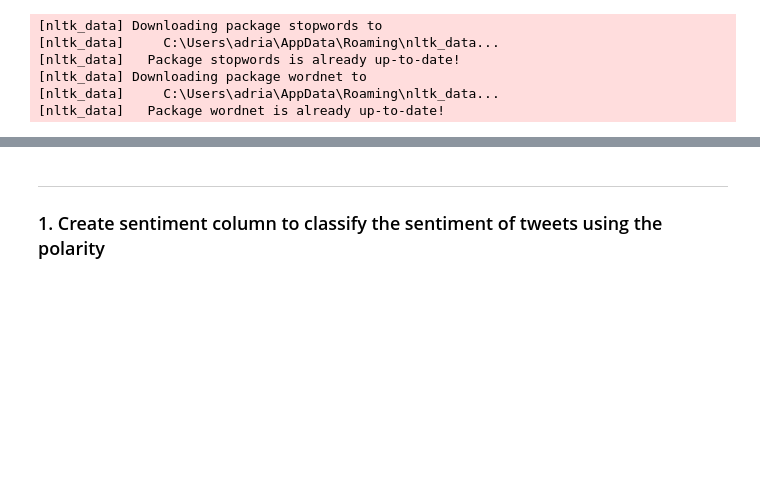
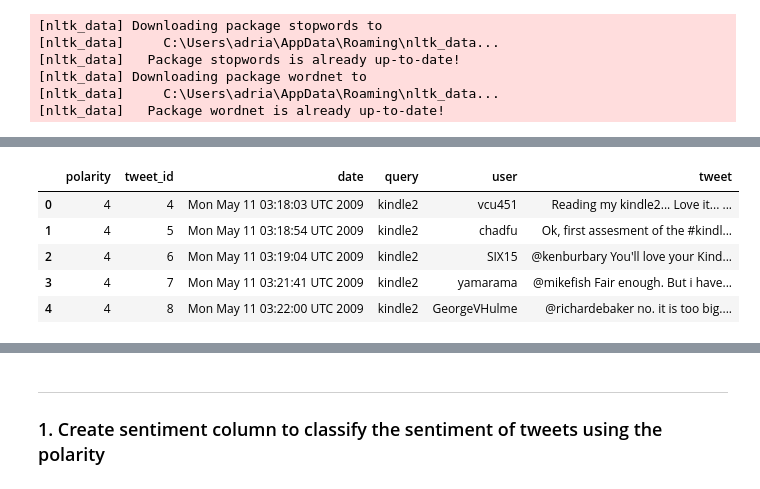
Before and after one commit to adriank112/big-data-project, a Jupyter notebook: Sentiment Analysis/Tweet - Text Analysis.ipynb, the cells around one changed output, grey strips where cells are left out. Cells and saved outputs as stored; diff of their text form; code cells hidden in the pictures; blank space fills up the shorter version.

```diff
--- a/Sentiment Analysis/Tweet - Text Analysis.ipynb
+++ b/Sentiment Analysis/Tweet - Text Analysis.ipynb
@@ -41,6 +44,8 @@ import re
 [nltk_data]   Package wordnet is already up-to-date!
 # %%
 df = pd.read_csv('training.1600000.processed.noemoticon.csv', encoding='latin1')
+# %%
+df1 = pd.read_csv('testdata.manual.2009.06.14.csv')
 # %%
 df.head()
 # %% [output]
@@ -52,6 +57,17 @@ df.head()
 | 4 | 0 | 1467811372 | Mon Apr 06 22:20:00 PDT 2009 | NO_QUERY | joy_wolf | @Kwesidei not the whole crew |
 # %%
 df.columns = ['polarity', 'tweet_id', 'date', 'query', 'user', 'tweet',]
+# %%
+df1.columns = ['polarity', 'tweet_id', 'date', 'query', 'user', 'tweet',]
+# %%
+df1.head()
+# %% [output]
+|  | polarity | tweet_id | date | query | user | tweet |
+| 0 | 4 | 4 | Mon May 11 03:18:03 UTC 2009 | kindle2 | vcu451 | Reading my kindle2... Love it... ... |
+| 1 | 4 | 5 | Mon May 11 03:18:54 UTC 2009 | kindle2 | chadfu | Ok, first assesment of the #kindl... |
+| 2 | 4 | 6 | Mon May 11 03:19:04 UTC 2009 | kindle2 | SIX15 | @kenburbary You'll love your Kind... |
+| 3 | 4 | 7 | Mon May 11 03:21:41 UTC 2009 | kindle2 | yamarama | @mikefish Fair enough. But i have... |
+| 4 | 4 | 8 | Mon May 11 03:22:00 UTC 2009 | kindle2 | GeorgeVHulme | @richardebaker no. it is too big.... |
 # %%
 df.head()
 # %% [output]
```
Also changed, not shown: parts of 52 cells of this notebook.
